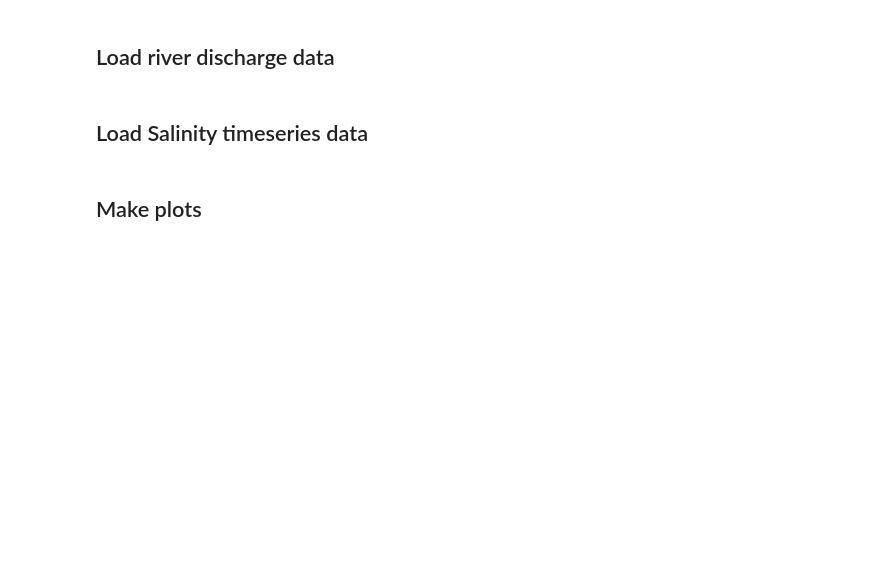
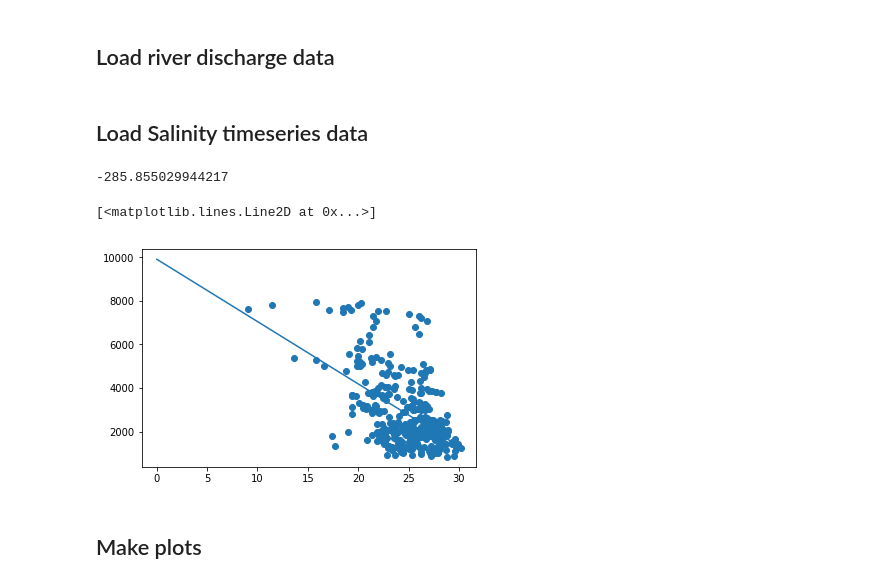
Before and after one commit to ambhudia/analysis-ashutosh, a Jupyter notebook: Buoyancy_correlation.ipynb, the cells around one changed output. Drawn from its saved outputs; the diff is of its cells as text; code cells hidden in the pictures; blank space fills up the shorter version.

```diff
--- a/Buoyancy_correlation.ipynb
+++ b/Buoyancy_correlation.ipynb
@@ -66,3 +68,15 @@ def running_mean(x, N):
+# %%
+a = average_output(sog2015, t2015, 'D')[1]
+b = give_data_with_time(data, 2015)[1]
+linregress(average_output(sog2015, t2015, 'D')[1], give_data_with_time(data, 2015)[1])[0]
+# %% [output]
+-285.855029944217
+# %%
+plt.scatter(a,b)
+plt.plot(np.arange(31),-285.855029944217 * np.arange(31) + 9909.435599010421 )
+# %% [output]
+[<matplotlib.lines.Line2D at 0x...>]
+[figure, added]
 # %% [markdown]
 ## Make plots
 # %%
```
Also changed, not shown: parts of 1 cell of this notebook, 2 other files.
